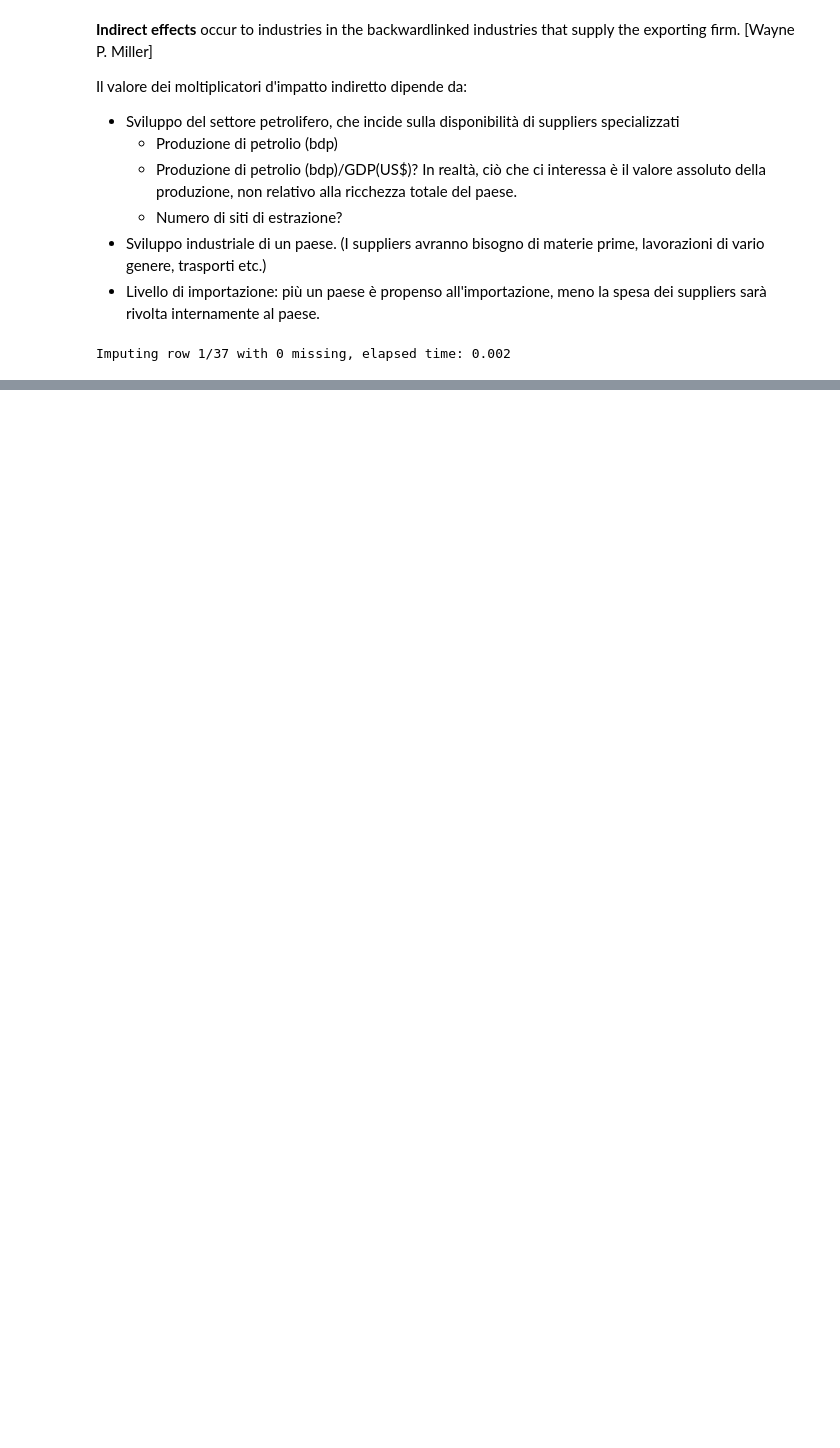
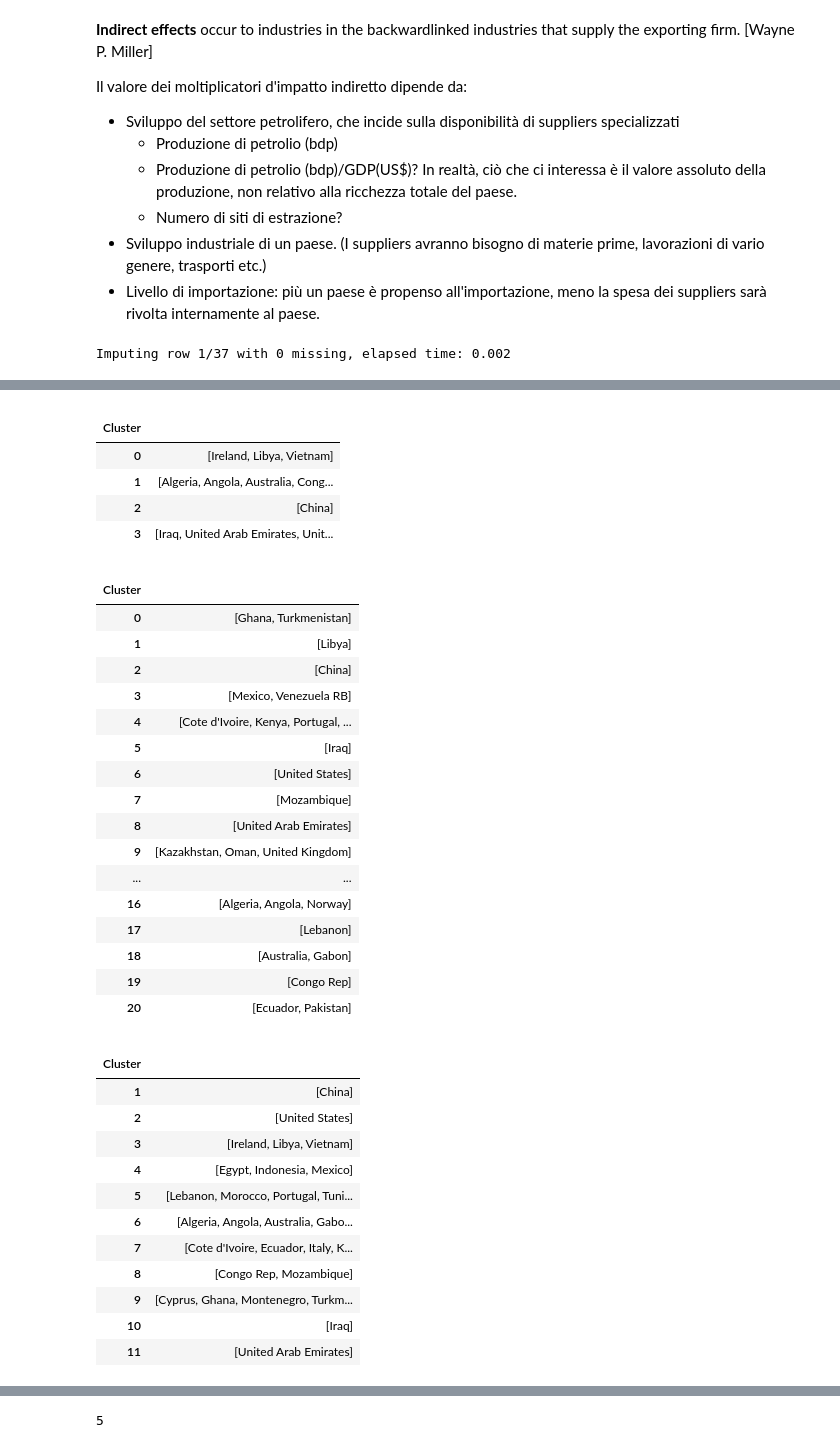
Before and after one commit to WolfLo/clustering-economies, a Jupyter notebook: petroleum.ipynb, the cells around one changed output, grey strips where cells are left out. Saved outputs shown, nothing was run; the diff lists cells and outputs as text; code cells hidden in the pictures; blank space fills up the shorter version.

Commit message:
visualizing clusters

```diff
--- a/petroleum.ipynb
+++ b/petroleum.ipynb
@@ -253,0 +196,4 @@ data.clusterings['hdbscan']
+# %%
+for n, k in enumerate(data.clusterings.keys()):
+    print(k)
+    print(n)
@@ -253,0 +275,8 @@ data.clusterings['hdbscan']
+# %%
+# newdf = np.zeros(len(data.clusterings.keys()))
+newdf = []
+for k in data.clusterings.keys():
+    newdf.append(data.clusterings[k])
+    data.clusterings[k].style.set_table_attributes("style='display:inline'").set_caption(k)
+display_html(newdf[0]._repr_html_() + newdf[1]._repr_html_() + newdf[2]._repr_html_() + newdf[3]._repr_html_() + newdf[4]._repr_html_(), raw=True)
+# %% [output]
@@ -253,0 +297,37 @@ data.clusterings['hdbscan']
+|  |  |
+| Cluster |  |
+| 0 | [Ireland, Libya, Vietnam] |
+| 1 | [Algeria, Angola, Australia, Cong... |
+| 2 | [China] |
+| 3 | [Iraq, United Arab Emirates, Unit... |
+|  |  |
+| Cluster |  |
+| 0 | [Ghana, Turkmenistan] |
+| 1 | [Libya] |
+| 2 | [China] |
+| 3 | [Mexico, Venezuela RB] |
+| 4 | [Cote d'Ivoire, Kenya, Portugal, ... |
+| 5 | [Iraq] |
+| 6 | [United States] |
+| 7 | [Mozambique] |
+| 8 | [United Arab Emirates] |
+| 9 | [Kazakhstan, Oman, United Kingdom] |
+| ... | ... |
+| 16 | [Algeria, Angola, Norway] |
+| 17 | [Lebanon] |
+| 18 | [Australia, Gabon] |
+| 19 | [Congo Rep] |
+| 20 | [Ecuador, Pakistan] |
+|  |  |
+| Cluster |  |
+| 1 | [China] |
+| 2 | [United States] |
+| 3 | [Ireland, Libya, Vietnam] |
+| 4 | [Egypt, Indonesia, Mexico] |
+| 5 | [Lebanon, Morocco, Portugal, Tuni... |
+| 6 | [Algeria, Angola, Australia, Gabo... |
+| 7 | [Cote d'Ivoire, Ecuador, Italy, K... |
+| 8 | [Congo Rep, Mozambique] |
+| 9 | [Cyprus, Ghana, Montenegro, Turkm... |
+| 10 | [Iraq] |
+| 11 | [United Arab Emirates] |
@@ -253,0 +346,4 @@ data.clusterings['hdbscan']
+# %%
+len(newdf)
+# %% [output]
+5
```
Also changed, not shown: parts of 41 cells of this notebook, 1 other file.
